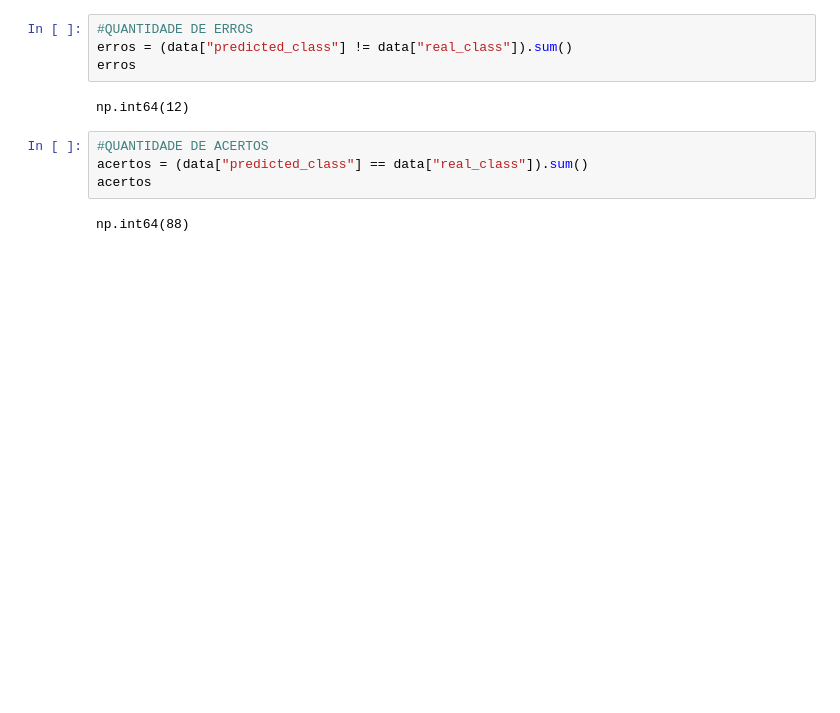
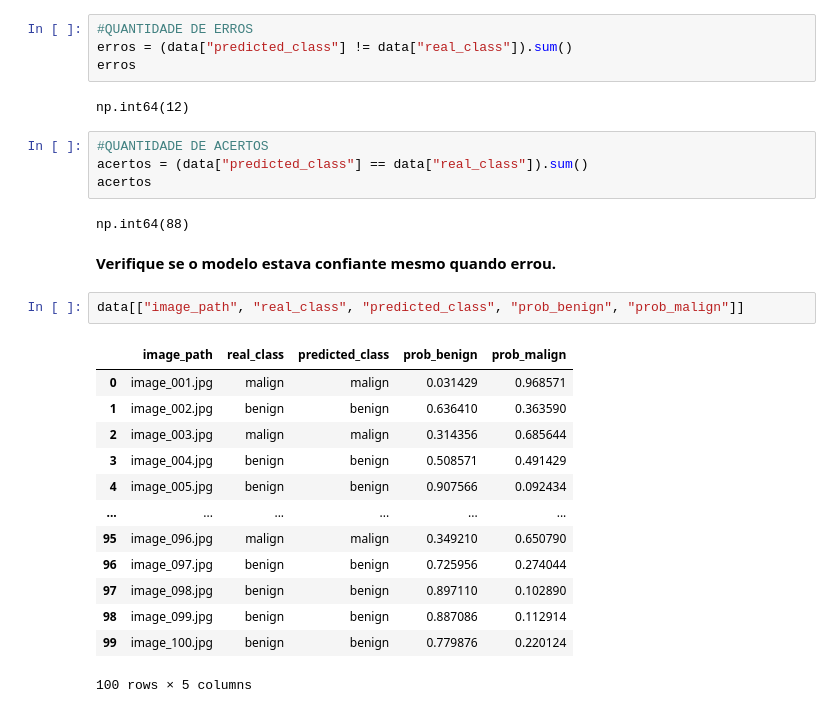
Before and after one commit to Guilherme0202PM/TreinamentoDados, a Jupyter notebook: Semana04/Section02/Tasks/CaseStudy_Pandas.ipynb, the cells around one changed output. Saved outputs shown, nothing was run; the diff lists cells and outputs as text; blank space fills up the shorter version.

Commit message:
Confident Model?

```diff
--- a/Semana04/Section02/Tasks/CaseStudy_Pandas.ipynb
+++ b/Semana04/Section02/Tasks/CaseStudy_Pandas.ipynb
@@ -63,3 +63,21 @@ acertos = (data["predicted_class"] == data["real_class"]).sum()
 acertos
 # %% [output]
 np.int64(88)
+# %% [markdown]
+**Verifique se o modelo estava confiante mesmo quando errou.**
+# %%
+data[["image_path", "real_class", "predicted_class", "prob_benign", "prob_malign"]]
+# %% [output]
+|  | image_path | real_class | predicted_class | prob_benign | prob_malign |
+| 0 | image_001.jpg | malign | malign | 0.031429 | 0.968571 |
+| 1 | image_002.jpg | benign | benign | 0.636410 | 0.363590 |
+| 2 | image_003.jpg | malign | malign | 0.314356 | 0.685644 |
+| 3 | image_004.jpg | benign | benign | 0.508571 | 0.491429 |
+| 4 | image_005.jpg | benign | benign | 0.907566 | 0.092434 |
+| ... | ... | ... | ... | ... | ... |
+| 95 | image_096.jpg | malign | malign | 0.349210 | 0.650790 |
+| 96 | image_097.jpg | benign | benign | 0.725956 | 0.274044 |
+| 97 | image_098.jpg | benign | benign | 0.897110 | 0.102890 |
+| 98 | image_099.jpg | benign | benign | 0.887086 | 0.112914 |
+| 99 | image_100.jpg | benign | benign | 0.779876 | 0.220124 |
+100 rows × 5 columns
```
Also changed, not shown: parts of 5 cells of this notebook.
